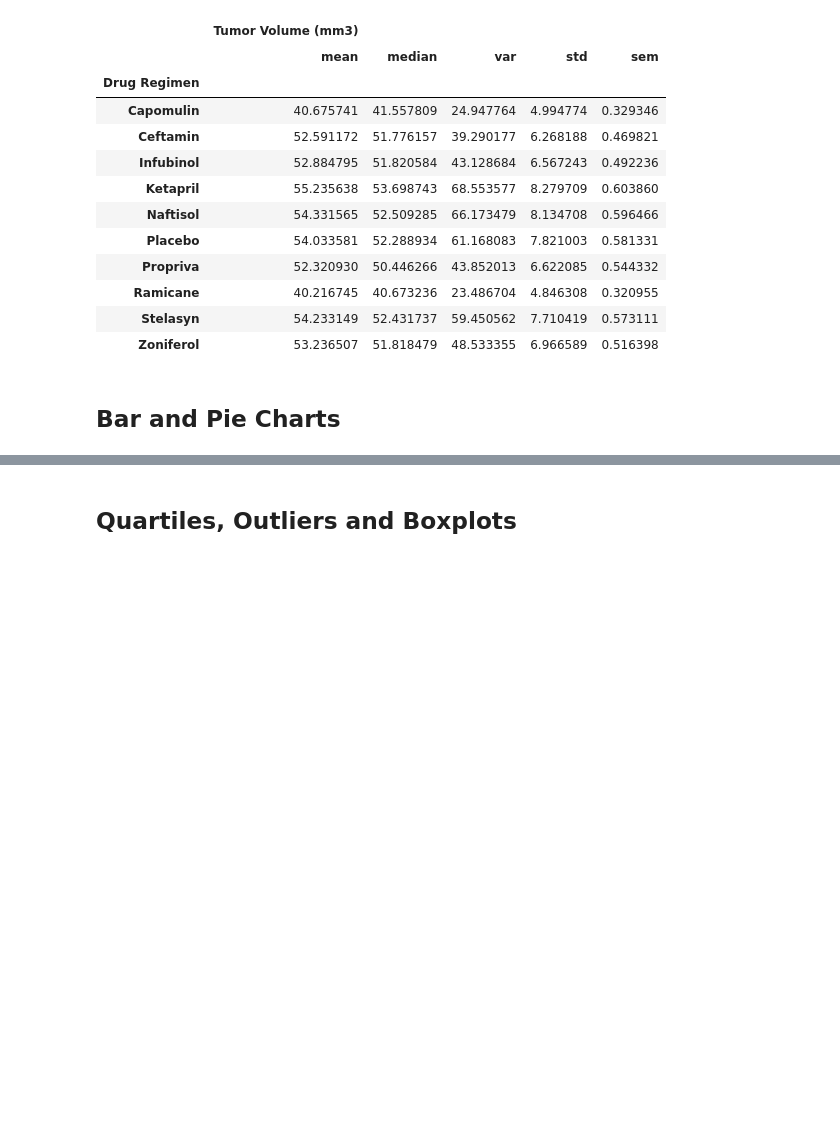
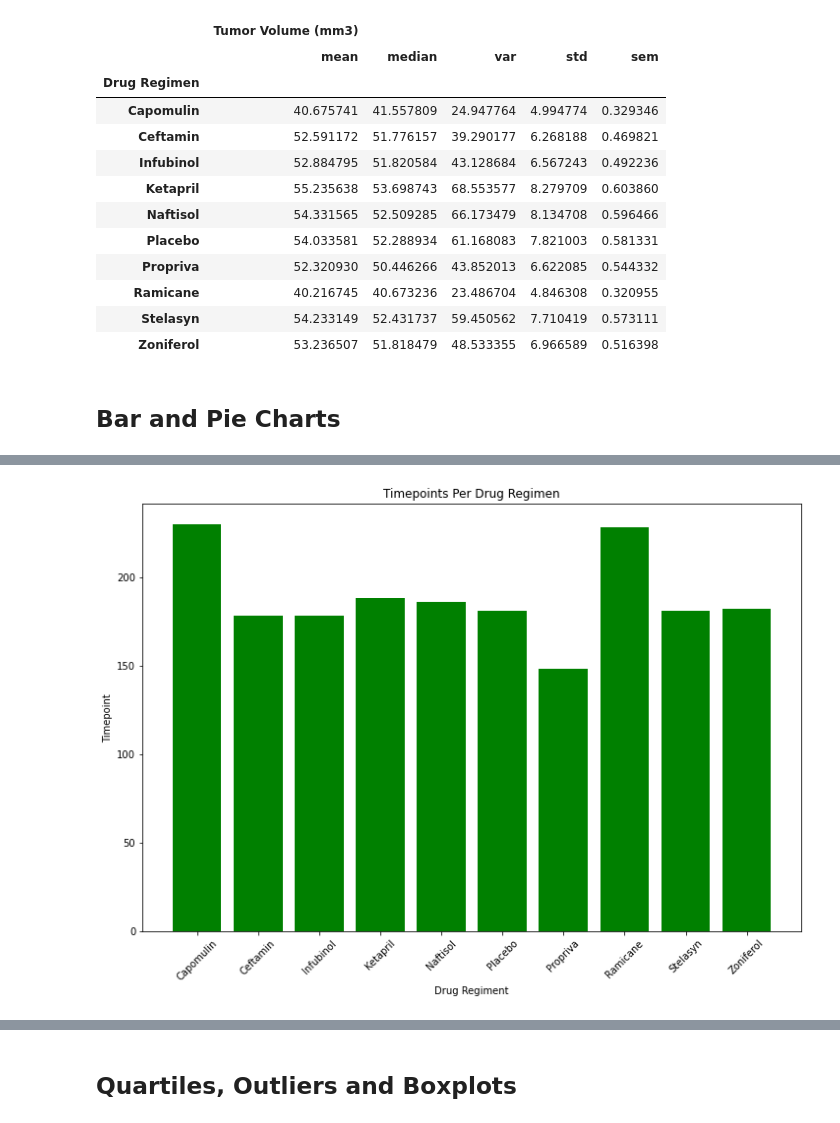
Before and after one commit to tlenzmeier58/matplotlib_challenge, a Jupyter notebook: pymaceuticals_starter.ipynb, the cells around one changed output, grey strips where cells are left out. Saved outputs shown, nothing was run; the diff lists cells and outputs as text; code cells hidden in the pictures; blank space fills up the shorter version.

```diff
--- a/pymaceuticals_starter.ipynb
+++ b/pymaceuticals_starter.ipynb
@@ -164,2 +162,21 @@ plt.show()
+# %%
+# Generate a bar plot showing the total number of timepoints for all mice tested for each drug regimen using pyplot.
+drug_regimen = clean_data_df['Drug Regimen'].sort_values().unique()
+timepoint_count = clean_data_df.groupby('Drug Regimen')['Timepoint'].count()
+
+x_axis = np.arange(len(drug_regimen))
+tick_locations = [x for x in x_axis]
+
+plt.figure(figsize=(12, 8))
+plt.title("Timepoints Per Drug Regimen")
+plt.xlabel("Drug Regiment")
+plt.ylabel("Timepoint")
+
+plt.bar(x_axis, timepoint_count, alpha=1, color="green", align="center")
+plt.xticks(tick_locations, drug_regimen, color="black", rotation=45 )
+plt.tight_layout
+plt.show()
+# %% [output]
+[figure, added]
 # %%
 # Generate a pie plot showing the distribution of female versus male mice using Pandas
```
Also changed, not shown: parts of 6 cells of this notebook.
